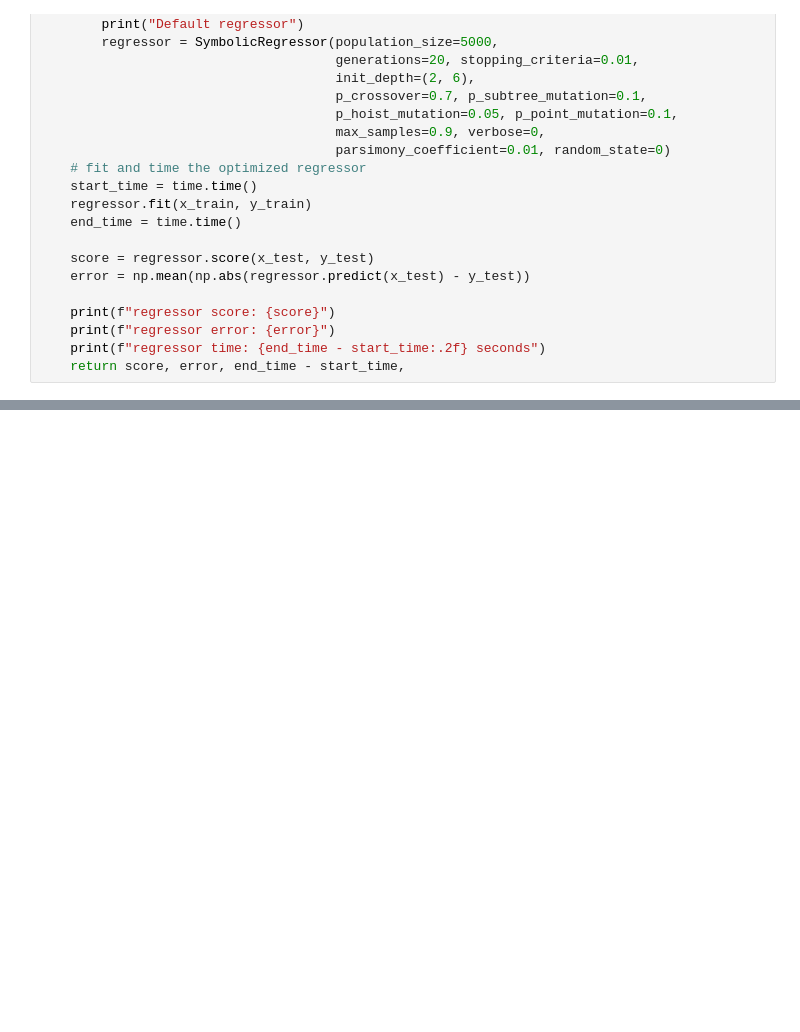
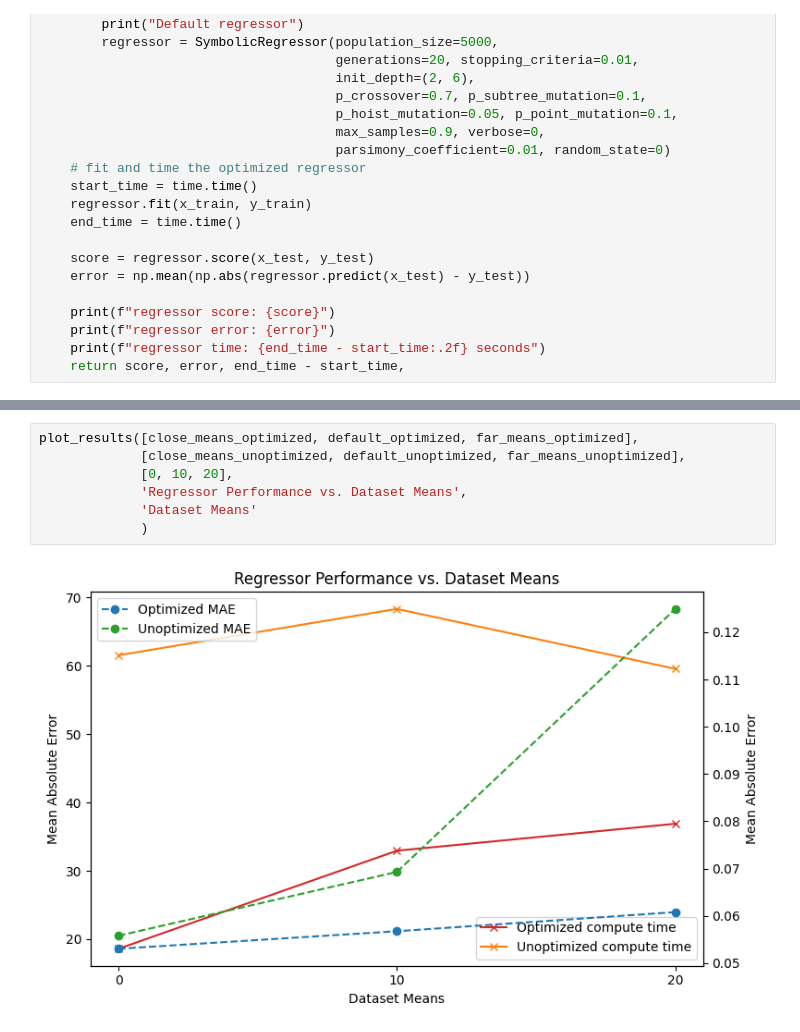
Before and after one commit to fideliusmanstein/gplearn, a Jupyter notebook: auswertung.ipynb, the cells around one changed output, grey strips where cells are left out. Saved outputs shown, nothing was run; the diff lists cells and outputs as text; blank space fills up the shorter version.

```diff
--- a/auswertung.ipynb
+++ b/auswertung.ipynb
@@ -165,3 +220,12 @@ regressor time: 53.37 seconds
+# %%
+plot_results([close_means_optimized, default_optimized, far_means_optimized],
+             [close_means_unoptimized, default_unoptimized, far_means_unoptimized],
+             [0, 10, 20],
+             'Regressor Performance vs. Dataset Means',
+             'Dataset Means'
+             )
+# %% [output]
+[figure, added]
 # %%
 print("a, b, c have similar variance: 1, 1, 1")
 similar_vars_optimized = evaluate_regressor(vars=(1, 1, 1), optimized=True)
```
Also changed, not shown: parts of 9 cells of this notebook.
